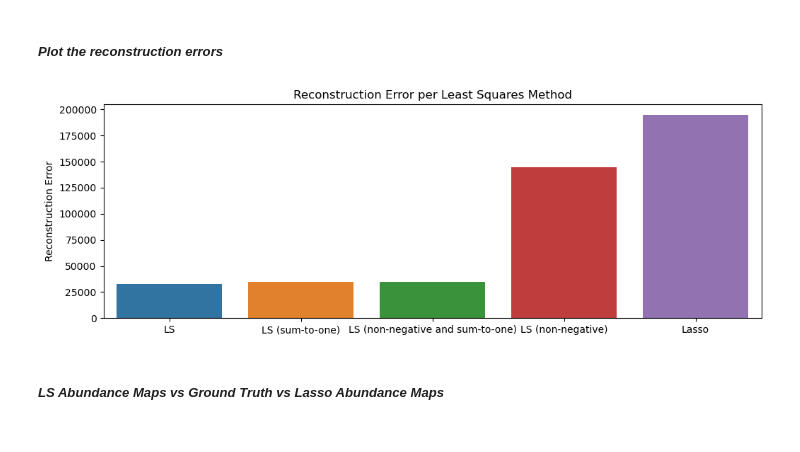
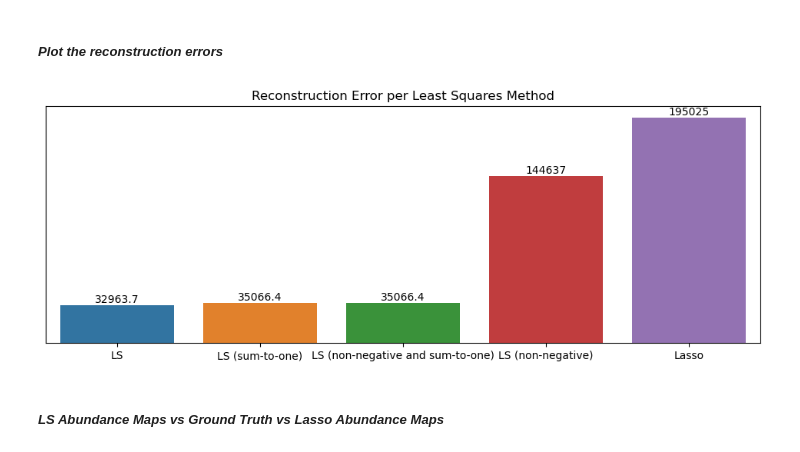
Before and after one commit to sapaladas/msc_data_science, a Jupyter notebook: q2-machine_learning_and_computational_statistics/hyperspectral_images_processing/main.ipynb, the cells around one changed output. Cells and saved outputs as stored; diff of their text form; code cells hidden in the pictures.

Commit message:
updated banner size and fixed reconstruction errors plot

```diff
--- a/q2-machine_learning_and_computational_statistics/hyperspectral_images_processing/main.ipynb
+++ b/q2-machine_learning_and_computational_statistics/hyperspectral_images_processing/main.ipynb
@@ -600,13 +603,16 @@ df = pd.DataFrame(data=errors, index=methods, columns=['error'])
 ##### *Plot the reconstruction errors*
 # %%
 plt.figure(figsize=(12,4), dpi=100, facecolor='white')
-sns.barplot(x=df.index, y=df.error, data=df, order=df.sort_values('error').index)
+ax = sns.barplot(x=df.index, y=df.error, data=df, order=df.sort_values('error').index)
+ax.bar_label(ax.containers[0])
 plt.xlabel(None)
-plt.ylabel('Reconstruction Error')
+plt.ylabel(None)
+plt.yticks([])
 plt.title('Reconstruction Error per Least Squares Method')
+plt.savefig('./images/reconstruction_errors_per_method.svg')
 plt.show()
 # %% [output]
-[figure, old version]
+[figure, new version]
 # %% [markdown]
 ##### *LS Abundance Maps vs Ground Truth vs Lasso Abundance Maps*
 # %%
```
Also changed, not shown: parts of 1 cell of this notebook, 5 other files.
